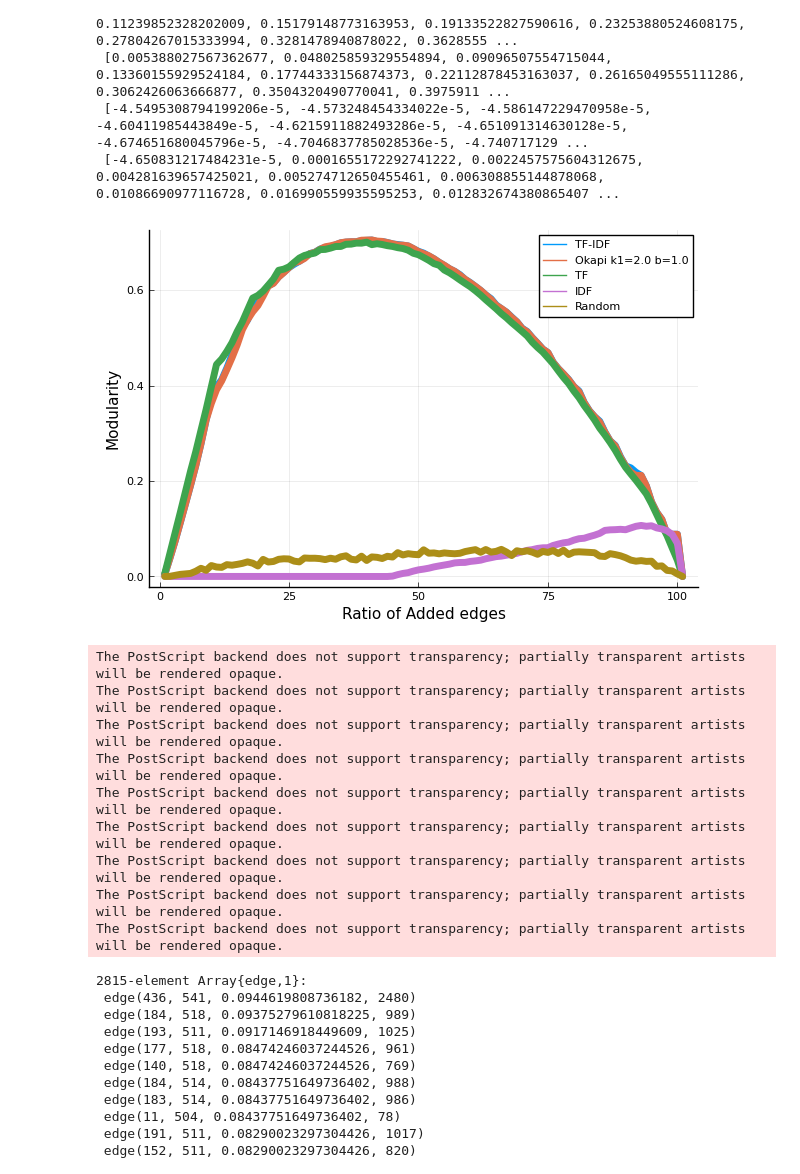
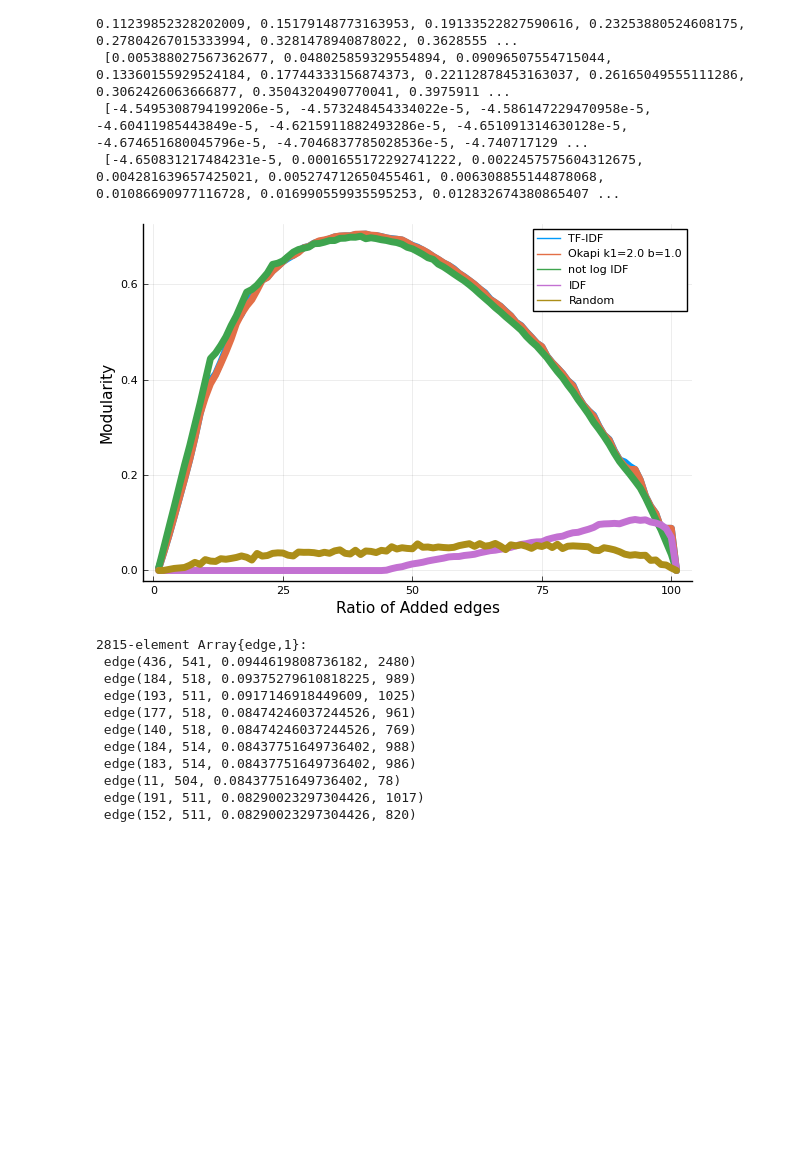
Before and after one commit to Inazuma110/HCBE.jl, a Jupyter notebook: jl/random.ipynb, the cells around one changed output. Cells and saved outputs as stored; diff of their text form; code cells hidden in the pictures; blank space fills up the shorter version.

```diff
--- a/jl/random.ipynb
+++ b/jl/random.ipynb
@@ -89,19 +95,10 @@ arr = reverse.(arr)
  [-4.5495308794199206e-5, -4.573248454334022e-5, -4.586147229470958e-5, -4.60411985443849e-5, -4.6215911882493286e-5, -4.651091314630128e-5, -4.674651680045796e-5, -4.7046837785028536e-5, -4.740717129 ...
  [-4.650831217484231e-5, 0.0001655172292741222, 0.0022457575604312675, 0.004281639657425021, 0.005274712650455461, 0.006308855144878068, 0.01086690977116728, 0.016990559935595253, 0.012832674380865407 ...
 # %%
-Plots.plot(arr, label=["TF-IDF" "Okapi k1=2.0 b=1.0" "TF" "IDF" "Random"], lw=5, xlabel="Ratio of Added edges", ylabel="Modularity")
-Plots.savefig("./youtube_modularity.eps")
+Plots.plot(arr, label=["TF-IDF" "Okapi k1=2.0 b=1.0" "not log IDF" "IDF" "Random"], lw=5, xlabel="Ratio of Added edges", ylabel="Modularity")
+# Plots.savefig("./youtube_modularity.eps")
 # %% [output]
-[figure, old version]
+[figure, new version]
-The PostScript backend does not support transparency; partially transparent artists will be rendered opaque.
-The PostScript backend does not support transparency; partially transparent artists will be rendered opaque.
-The PostScript backend does not support transparency; partially transparent artists will be rendered opaque.
-The PostScript backend does not support transparency; partially transparent artists will be rendered opaque.
-The PostScript backend does not support transparency; partially transparent artists will be rendered opaque.
-The PostScript backend does not support transparency; partially transparent artists will be rendered opaque.
-The PostScript backend does not support transparency; partially transparent artists will be rendered opaque.
-The PostScript backend does not support transparency; partially transparent artists will be rendered opaque.
-The PostScript backend does not support transparency; partially transparent artists will be rendered opaque.
 # %%
 # vec1 = [0 for i in 1:length(a1)]
 # vec2 = [0 for i in 1:length(a1)]
```
Also changed, not shown: parts of 15 cells of this notebook, 4 other files.
